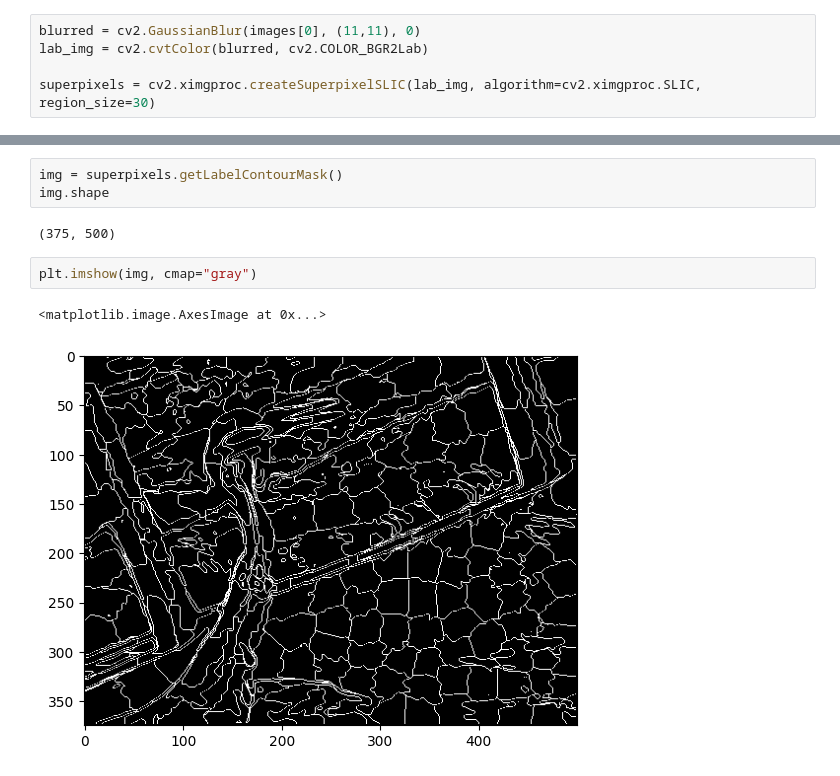
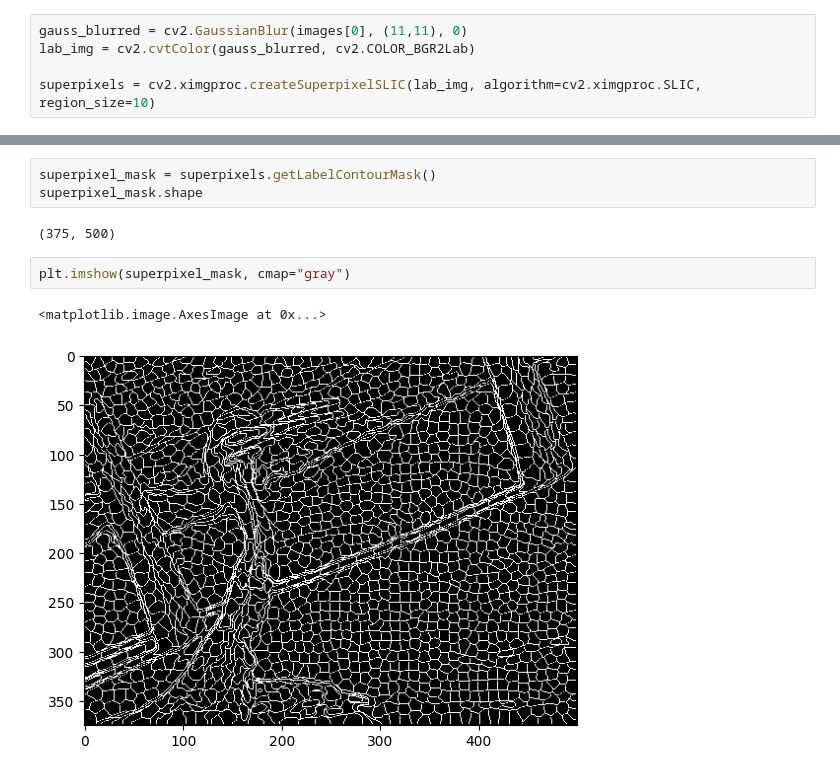
Before and after one commit to vktr274/cv-binary-segmentation, a Jupyter notebook: task2.ipynb, the cells around one changed output, grey strips where cells are left out. Cells and saved outputs as stored; diff of their text form.

```diff
--- a/task2.ipynb
+++ b/task2.ipynb
@@ -50,10 +50,10 @@ plt.imshow(bin_img, cmap="gray")
 <matplotlib.image.AxesImage at 0x...>
 [figure]
 # %%
-blurred = cv2.GaussianBlur(images[0], (11,11), 0)
-lab_img = cv2.cvtColor(blurred, cv2.COLOR_BGR2Lab)
+gauss_blurred = cv2.GaussianBlur(images[0], (11,11), 0)
+lab_img = cv2.cvtColor(gauss_blurred, cv2.COLOR_BGR2Lab)
 
-superpixels = cv2.ximgproc.createSuperpixelSLIC(lab_img, algorithm=cv2.ximgproc.SLIC, region_size=30)
+superpixels = cv2.ximgproc.createSuperpixelSLIC(lab_img, algorithm=cv2.ximgproc.SLIC, region_size=10)
 # %%
 superpixels.getNumberOfSuperpixels()
 # %% [output]
@@ -61,12 +61,12 @@ superpixels.getNumberOfSuperpixels()
 # %%
 superpixels.iterate()
 # %%
-img = superpixels.getLabelContourMask()
-img.shape
+superpixel_mask = superpixels.getLabelContourMask()
+superpixel_mask.shape
 # %% [output]
 (375, 500)
 # %%
-plt.imshow(img, cmap="gray")
+plt.imshow(superpixel_mask, cmap="gray")
 # %% [output]
 <matplotlib.image.AxesImage at 0x...>
-[figure, old version]
+[figure, new version]
```
Also changed, not shown: parts of 7 cells of this notebook.
